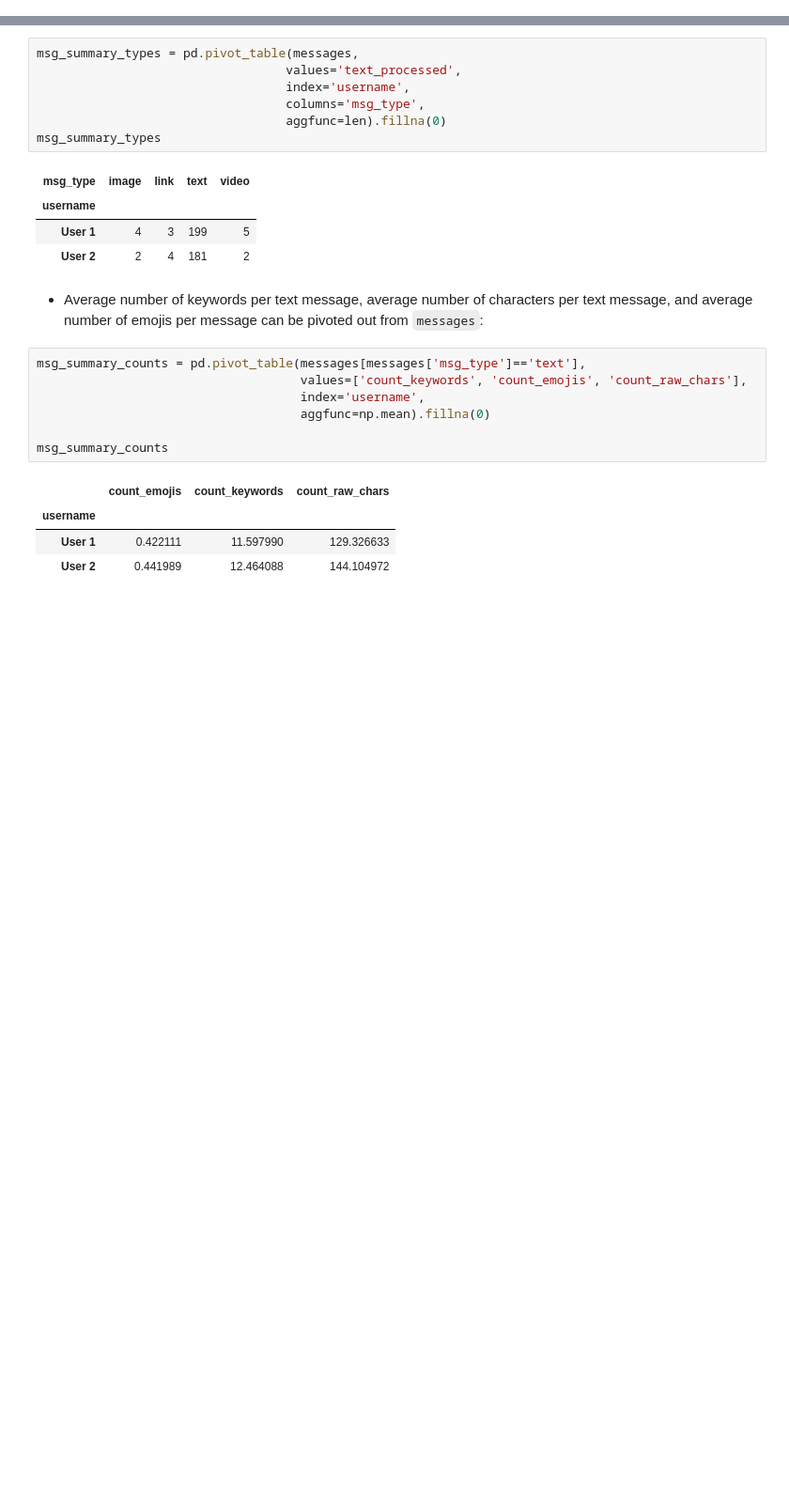
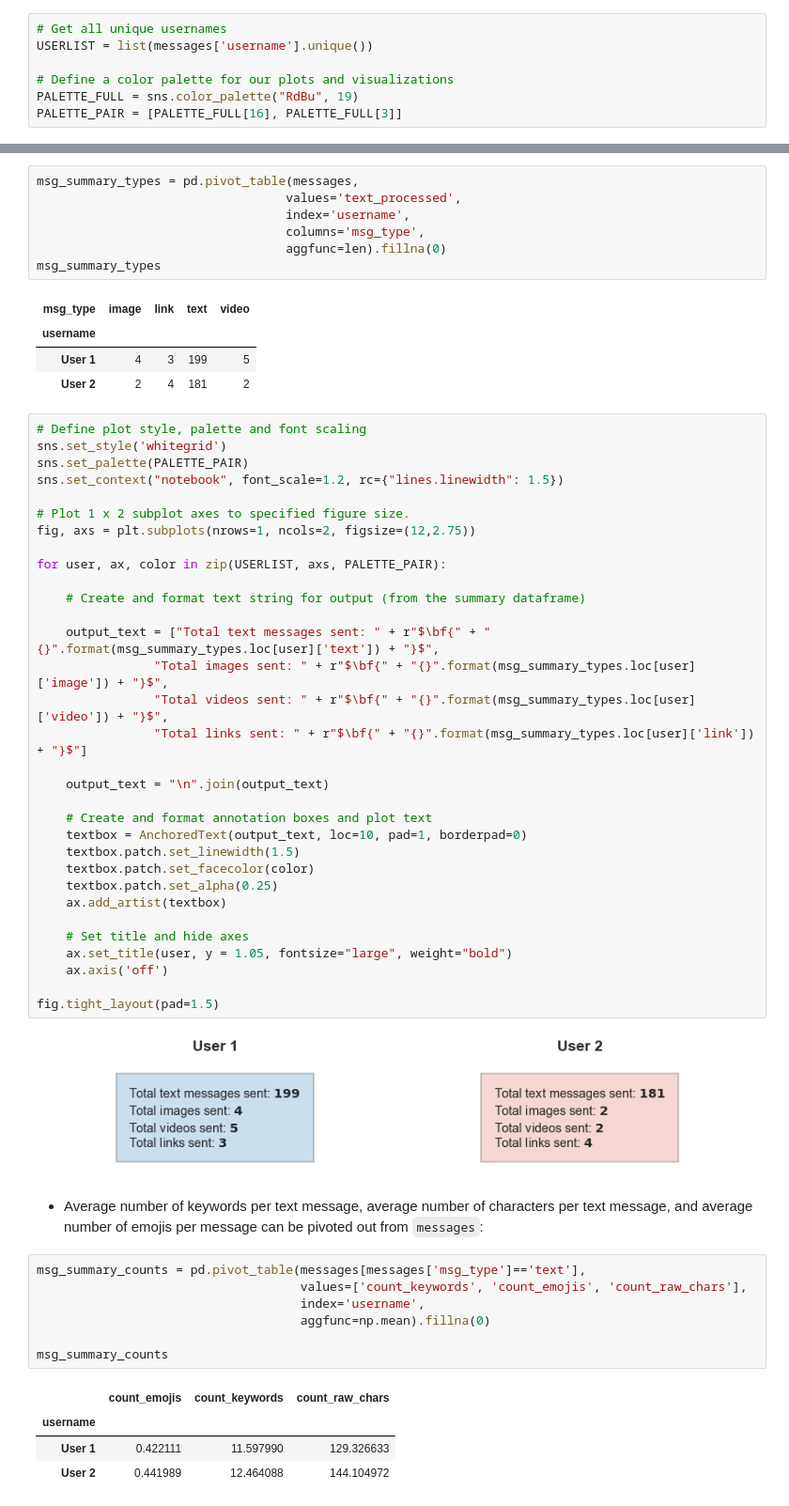
Before and after one commit to shenal-siri/WhatsApp-Chat-Viz, a Jupyter notebook: Chat-History-Prototyping.ipynb, the cells around one changed output, grey strips where cells are left out. Shown at 94% size. Saved outputs shown, nothing was run; the diff lists cells and outputs as text; blank space fills up the shorter version.

```diff
--- a/Chat-History-Prototyping.ipynb
+++ b/Chat-History-Prototyping.ipynb
@@ -516 +519,8 @@ Now for the fun part! Let's make a list of potential data vizualizations, in the
+# %%
+# Get all unique usernames
+USERLIST = list(messages['username'].unique())
+
+# Define a color palette for our plots and visualizations
+PALETTE_FULL = sns.color_palette("RdBu", 19)
+PALETTE_PAIR = [PALETTE_FULL[16], PALETTE_FULL[3]]
 # %% [markdown]
@@ -528,6 +537,40 @@ msg_summary_types
 | username |  |  |  |  |
 | User 1 | 4 | 3 | 199 | 5 |
 | User 2 | 2 | 4 | 181 | 2 |
+# %%
+# Define plot style, palette and font scaling
+sns.set_style('whitegrid')
+sns.set_palette(PALETTE_PAIR)
+sns.set_context("notebook", font_scale=1.2, rc={"lines.linewidth": 1.5})
+
+# Plot 1 x 2 subplot axes to specified figure size.
+fig, axs = plt.subplots(nrows=1, ncols=2, figsize=(12,2.75))
+
+for user, ax, color in zip(USERLIST, axs, PALETTE_PAIR):
+
+    # Create and format text string for output (from the summary dataframe)
+
+    output_text = ["Total text messages sent: " + r"$\bf{" + "{}".format(msg_summary_types.loc[user]['text']) + "}$",
+                "Total images sent: " + r"$\bf{" + "{}".format(msg_summary_types.loc[user]['image']) + "}$",
+                "Total videos sent: " + r"$\bf{" + "{}".format(msg_summary_types.loc[user]['video']) + "}$",
+                "Total links sent: " + r"$\bf{" + "{}".format(msg_summary_types.loc[user]['link']) + "}$"]
+
+    output_text = "\n".join(output_text)
+
+    # Create and format annotation boxes and plot text
+    textbox = AnchoredText(output_text, loc=10, pad=1, borderpad=0)
+    textbox.patch.set_linewidth(1.5)
+    textbox.patch.set_facecolor(color)
+    textbox.patch.set_alpha(0.25)
+    ax.add_artist(textbox)
+
+    # Set title and hide axes
+    ax.set_title(user, y = 1.05, fontsize="large", weight="bold")
+    ax.axis('off')
+
+fig.tight_layout(pad=1.5)
+# %% [output]
+[figure, added]
 # %% [markdown]
 - Average number of keywords per text message, average number of characters per text message, and average number of emojis per message can be pivoted out from `messages`:
 # %%
```
Also changed, not shown: parts of 13 cells of this notebook.
